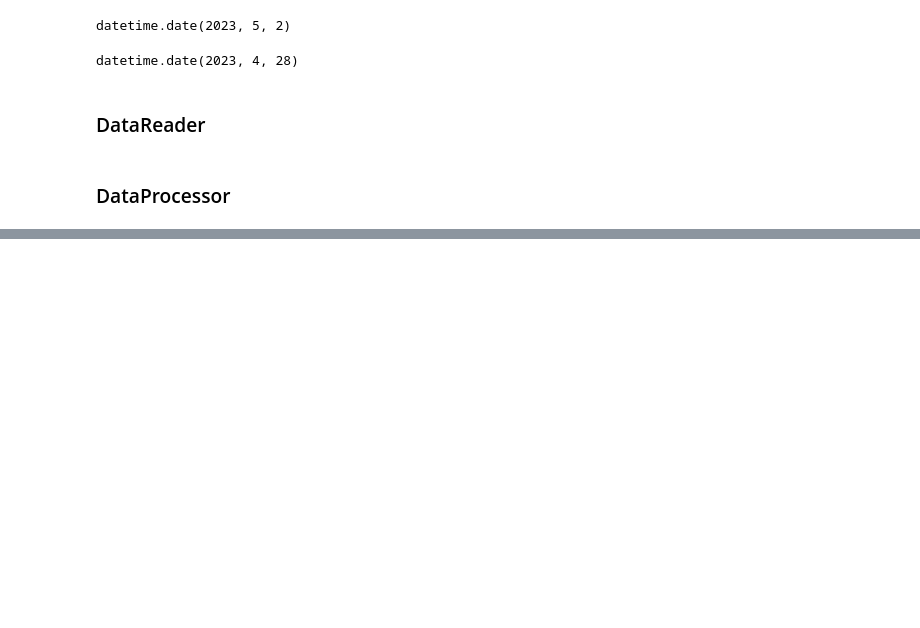
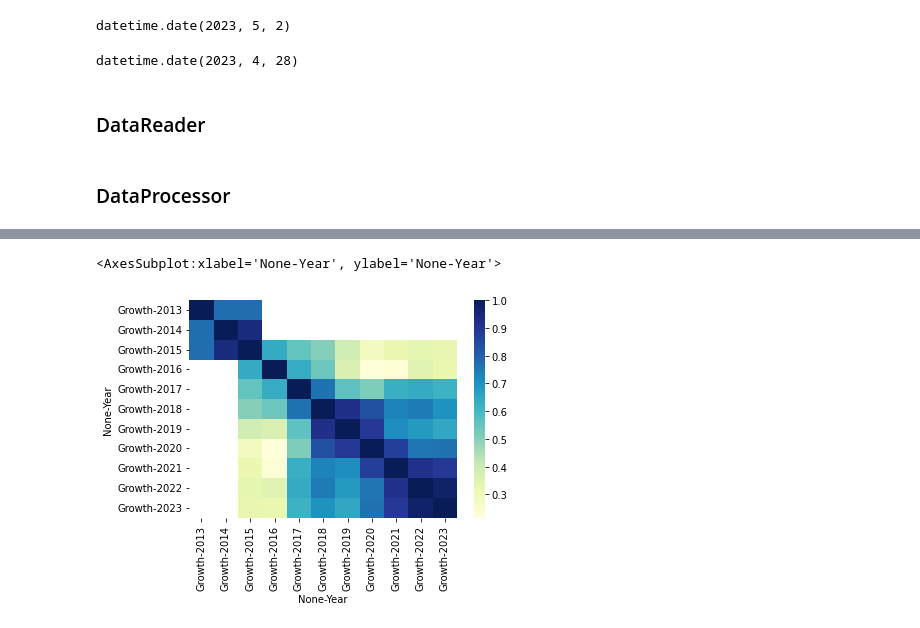
Before and after one commit to nareshrohra/markets_insights, a Jupyter notebook: src/test.ipynb, the cells around one changed output, grey strips where cells are left out. Cells and saved outputs as stored; diff of their text form; code cells hidden in the pictures; blank space fills up the shorter version.

```diff
--- a/src/test.ipynb
+++ b/src/test.ipynb
@@ -104,0 +181,5 @@ grouped_data
+# %%
+sns.heatmap(period_grouped[["Identifier", "Year", "Growth"]].pivot(index="Identifier", columns="Year", values=["Growth"]).corr(), cmap="YlGnBu", annot=False)
+# %% [output]
+<AxesSubplot:xlabel='None-Year', ylabel='None-Year'>
+[figure, added]
```
Also changed, not shown: parts of 23 cells of this notebook, 38 other files.
